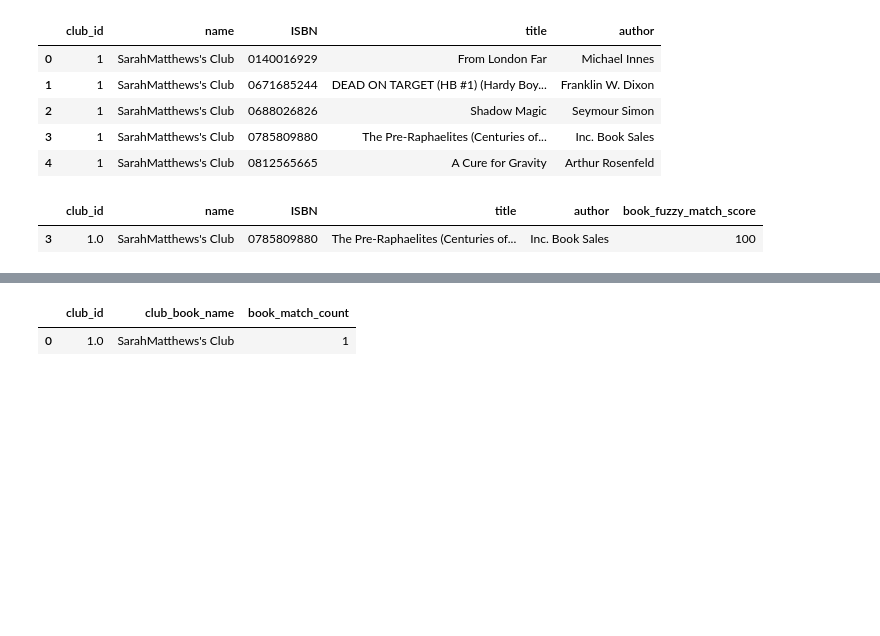
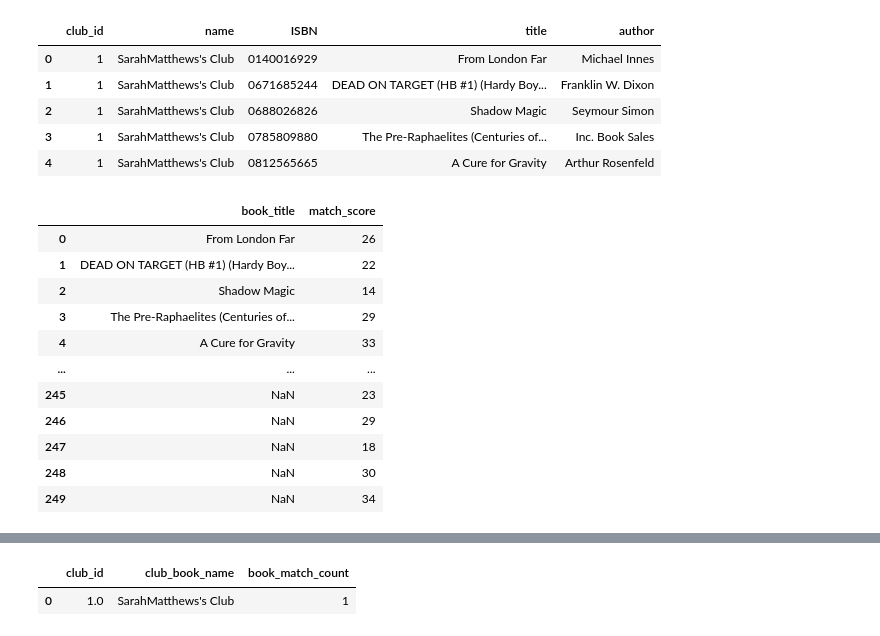
Before and after one commit to laurenceandrews/auguread, a Jupyter notebook: clubs/club_to_user_recommender/club-to-user-recommender.ipynb, the cells around one changed output, grey strips where cells are left out. Cells and saved outputs as stored; diff of their text form; code cells hidden in the pictures; blank space fills up the shorter version.

Commit message:
Rewrite the fuzzy match functions

```diff
--- a/clubs/club_to_user_recommender/club-to-user-recommender.ipynb
+++ b/clubs/club_to_user_recommender/club-to-user-recommender.ipynb
@@ -277,34 +277,76 @@ single_club_favourite_books_df
 # %%
 # Return all matching favourite books between a single user and multiple clubs (using fuzzy search)
 
-def get_ratio(row):
-    book_title = row['title']
-    return fuzz.token_sort_ratio(book_title, my_favourite_book)
+# def get_ratio(book_title, my_favourite_book):
+#     ratio = fuzz.token_sort_ratio(book_title, my_favourite_book)
+#     #return book_title
+#     return ratio
 
-my_favourite_book = my_favourite_books_df.iloc[0]['title']
-book_0_matches_df = club_favourite_books_df[club_favourite_books_df.apply(get_ratio, axis=1) > 80]
-book_0_matches_df['book_fuzzy_match_score'] = club_favourite_books_df.apply(get_ratio, axis=1)
+# my_favourite_book = str(my_favourite_books_df.iloc[0]['title'])
+match_values = []
+book_matches_df = pd.DataFrame()
+book_matches_df['book_title'] = club_favourite_books_df['title']
 
-my_favourite_book = my_favourite_books_df.iloc[1]['title']
-book_1_matches_df = club_favourite_books_df[club_favourite_books_df.apply(get_ratio, axis=1) > 80]
-book_1_matches_df['book_fuzzy_match_score'] = club_favourite_books_df.apply(get_ratio, axis=1)
+# book_0_matches_df = club_favourite_books_df[club_favourite_books_df.apply(get_ratio, axis=1, args=(my_favourite_book)) > 80]
+# book_0_matches_df['book_fuzzy_match_score'] = club_favourite_books_df.apply(get_ratio, axis=1, args=(my_favourite_book))
 
-my_favourite_book = my_favourite_books_df.iloc[2]['title']
-book_2_matches_df = club_favourite_books_df[club_favourite_books_df.apply(get_ratio, axis=1) > 80]
-book_2_matches_df['book_fuzzy_match_score'] = club_favourite_books_df.apply(get_ratio, axis=1)
+for i in range(5):
+    my_favourite_book = str(my_favourite_books_df.iloc[i]['title'])
+    # print(my_favourite_book)
 
-my_favourite_book = my_favourite_books_df.iloc[3]['title']
-book_3_matches_df = club_favourite_books_df[club_favourite_books_df.apply(get_ratio, axis=1) > 80]
-book_3_matches_df['book_fuzzy_match_score'] = club_favourite_books_df.apply(get_ratio, axis=1)
+    for title in club_favourite_books_df['title']:
+        match_value = int(fuzz.token_sort_ratio(my_favourite_book, title))
+        match_values.append(match_value)
 
-my_favourite_book = my_favourite_books_df.iloc[4]['title']
-book_4_matches_df = club_favourite_books_df[club_favourite_books_df.apply(get_ratio, axis=1) > 80]
-book_4_matches_df['book_fuzzy_match_score'] = club_favourite_books_df.apply(get_ratio, axis=1)
+book_match_values = pd.DataFrame()
+book_match_values['match_score'] = match_values
 
-all_book_matches_df = pd.concat([book_0_matches_df, book_1_matches_df, book_2_matches_df, book_3_matches_df, book_4_matches_df])
-all_book_matches_df = all_book_matches_df.sort_values('book_fuzzy_match_score', ascending=False).dropna(how='any',axis=0)
+concatenated_df = pd.concat([book_matches_df, book_match_values], axis=1)
 
-all_book_matches_df
+
+
+
+
+# book_matches_df = club_favourite_books_df['title']
+# book_matches_df['match_values'] = match_values
+
+# my_favourite_book = my_favourite_books_df.iloc[1]['title']
+# book_1_matches_df = club_favourite_books_df[club_favourite_books_df.apply(get_ratio, axis=1) > 80]
+# book_1_matches_df['book_fuzzy_match_score'] = club_favourite_books_df.apply(get_ratio, axis=1)
+
+# my_favourite_book = my_favourite_books_df.iloc[2]['title']
+# book_2_matches_df = club_favourite_books_df[club_favourite_books_df.apply(get_ratio, axis=1) > 80]
+# book_2_matches_df['book_fuzzy_match_score'] = club_favourite_books_df.apply(get_ratio, axis=1)
+
+# my_favourite_book = my_favourite_books_df.iloc[3]['title']
+# book_3_matches_df = club_favourite_books_df[club_favourite_books_df.apply(get_ratio, axis=1) > 80]
+# book_3_matches_df['book_fuzzy_match_score'] = club_favourite_books_df.apply(get_ratio, axis=1)
+
+# my_favourite_book = my_favourite_books_df.iloc[4]['title']
+# book_4_matches_df = club_favourite_books_df[club_favourite_books_df.apply(get_ratio, axis=1) > 80]
+# book_4_matches_df['book_fuzzy_match_score'] = club_favourite_books_df.apply(get_ratio, axis=1)
+
+# all_book_matches_df = book_0_matches_df #pd.concat([book_0_matches_df, book_1_matches_df, book_2_matches_df, book_3_matches_df, book_4_matches_df])
+# all_book_matches_df = all_book_matches_df.sort_values('book_fuzzy_match_score', ascending=False).dropna(how='any',axis=0)
+
+# all_book_matches_df
+#get_ratio(1)
+# my_favourite_book
+# print(book_matches_df)
+
+book_matches_df
+book_match_values
+concatenated_df
 # %% [output]
-|  | club_id | name | ISBN | title | author | book_fuzzy_match_score |
-| 3 | 1.0 | SarahMatthews's Club | 0785809880 | The Pre-Raphaelites (Centuries of... | Inc. Book Sales | 100 |
+|  | book_title | match_score |
+| 0 | From London Far | 26 |
+| 1 | DEAD ON TARGET (HB #1) (Hardy Boy... | 22 |
+| 2 | Shadow Magic | 14 |
+| 3 | The Pre-Raphaelites (Centuries of... | 29 |
+| 4 | A Cure for Gravity | 33 |
+| ... | ... | ... |
+| 245 | NaN | 23 |
+| 246 | NaN | 29 |
+| 247 | NaN | 18 |
+| 248 | NaN | 30 |
+| 249 | NaN | 34 |
```
Also changed, not shown: parts of 1 cell of this notebook, 2 other files.
